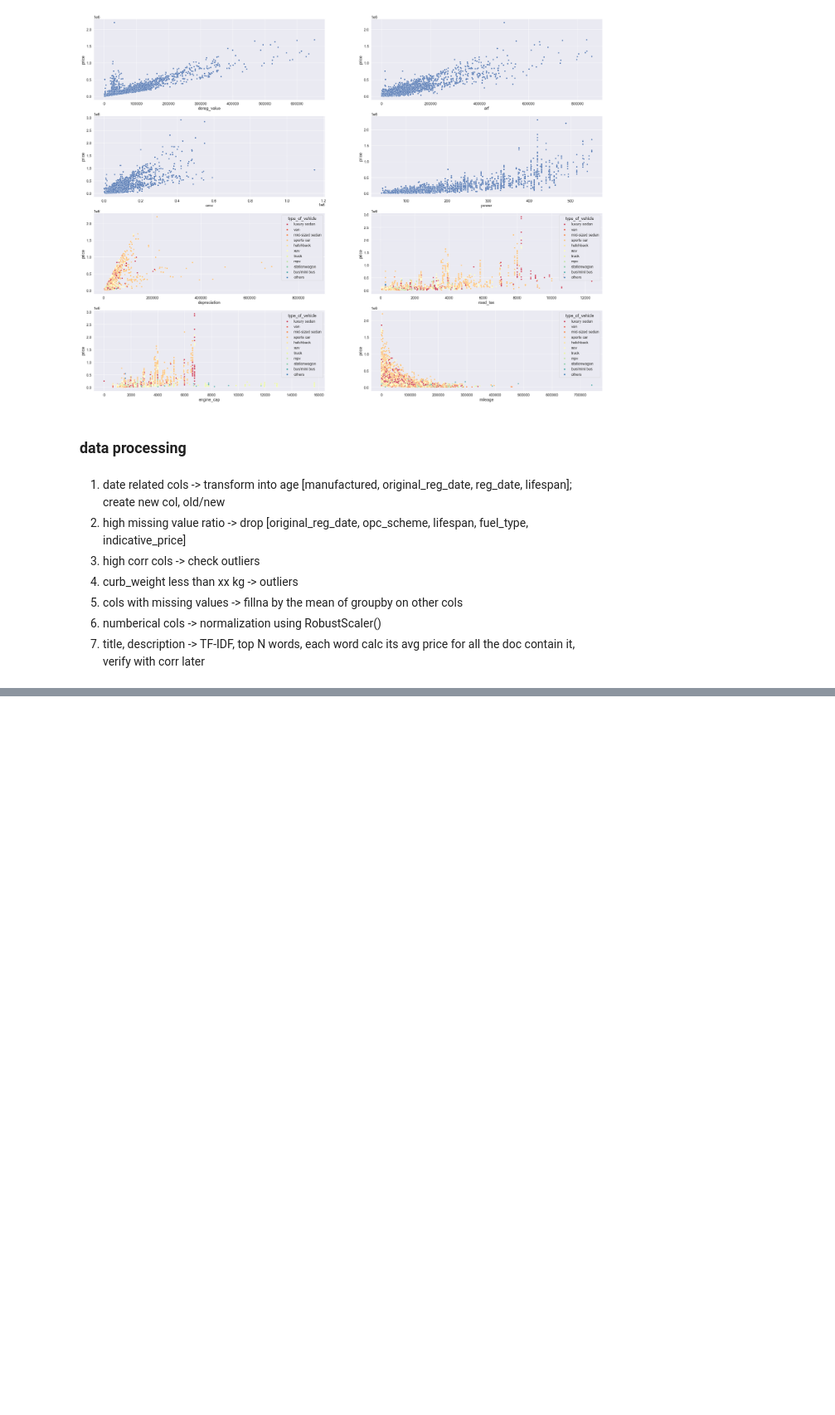
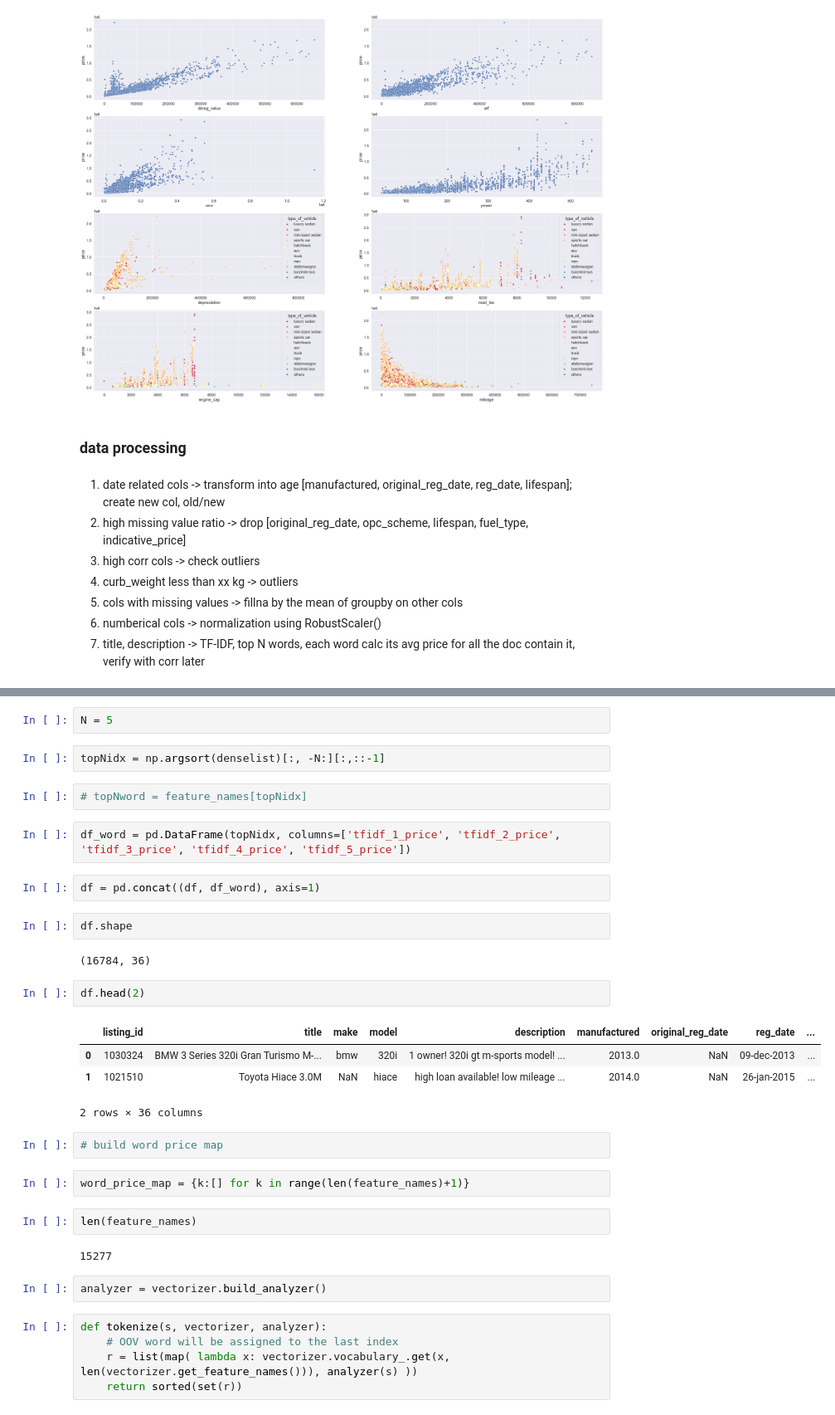
Before and after one commit to katherine-gyw/CS5228-kaggle, a Jupyter notebook: notebooks/pipeline-mingxuan.ipynb, the cells around one changed output, grey strips where cells are left out. Shown at 83% size. Cells and saved outputs as stored; diff of their text form; blank space fills up the shorter version.

```diff
--- a/notebooks/pipeline-mingxuan.ipynb
+++ b/notebooks/pipeline-mingxuan.ipynb
@@ -198,0 +231,36 @@ sns.scatterplot(x = df['mileage'], y = df['price'], hue=df['type_of_vehicle'], p
+# %%
+N = 5
+# %%
+topNidx = np.argsort(denselist)[:, -N:][:,::-1]
+# %%
+# topNword = feature_names[topNidx]
+# %%
+df_word = pd.DataFrame(topNidx, columns=['tfidf_1_price', 'tfidf_2_price', 'tfidf_3_price', 'tfidf_4_price', 'tfidf_5_price'])
+# %%
+df = pd.concat((df, df_word), axis=1)
+# %%
+df.shape
+# %% [output]
+(16784, 36)
+# %%
+df.head(2)
+# %% [output]
+|  | listing_id | title | make | model | description | manufactured | original_reg_date | reg_date | ... |
+| 0 | 1030324 | BMW 3 Series 320i Gran Turismo M-... | bmw | 320i | 1 owner! 320i gt m-sports model! ... | 2013.0 | NaN | 09-dec-2013 | ... |
+| 1 | 1021510 | Toyota Hiace 3.0M | NaN | hiace | high loan available! low mileage ... | 2014.0 | NaN | 26-jan-2015 | ... |
+2 rows × 36 columns
+# %%
+# build word price map
+# %%
+word_price_map = {k:[] for k in range(len(feature_names)+1)}
+# %%
+len(feature_names)
+# %% [output]
+15277
+# %%
+analyzer = vectorizer.build_analyzer()
+# %%
+def tokenize(s, vectorizer, analyzer):
+    # OOV word will be assigned to the last index
+    r = list(map( lambda x: vectorizer.vocabulary_.get(x, len(vectorizer.get_feature_names())), analyzer(s) ))
+    return sorted(set(r))
```
Also changed, not shown: parts of 31 cells of this notebook, 19 other files.
